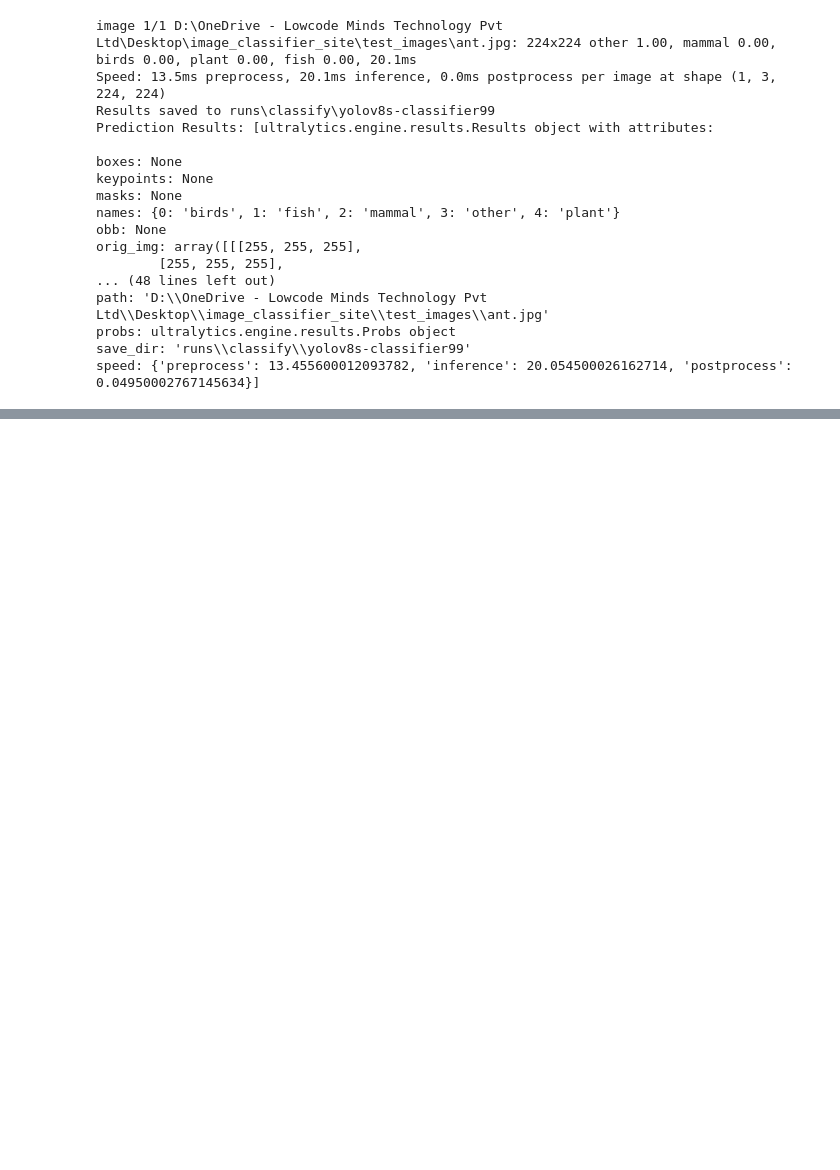
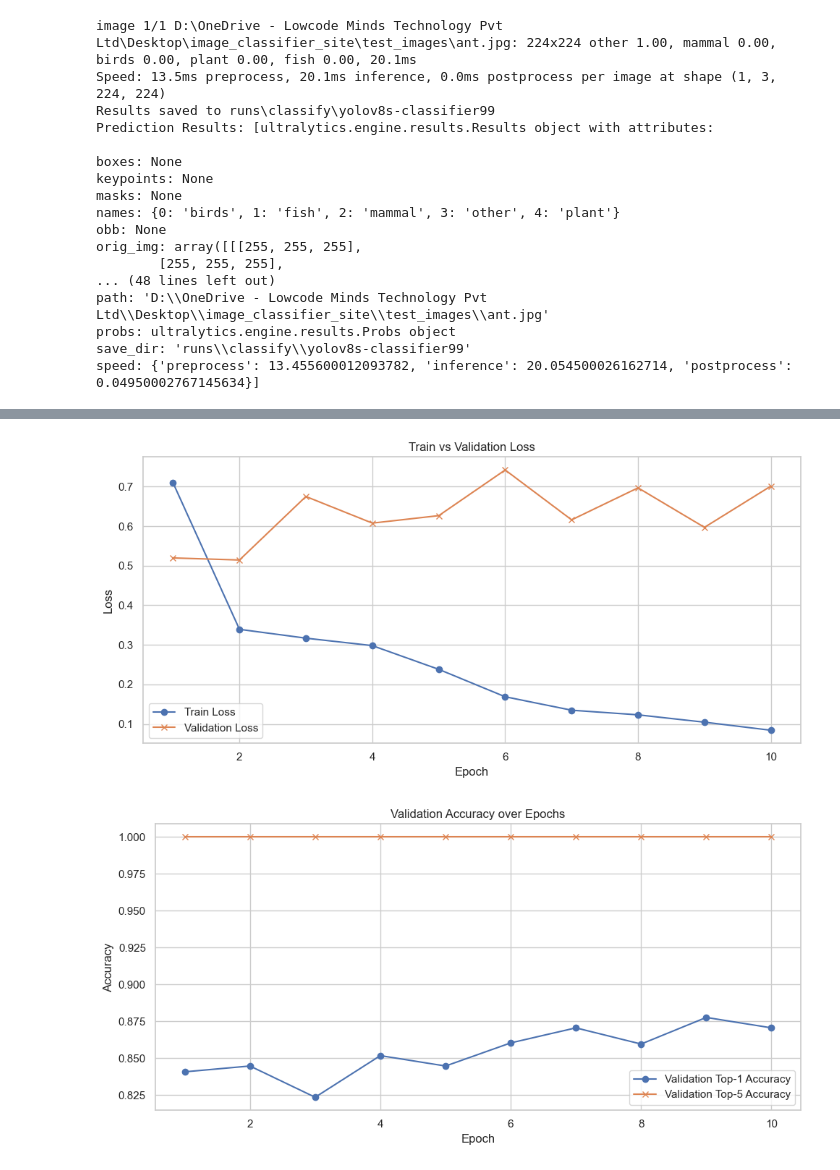
Before and after one commit to KavishaNilmani/Image_Classification, a Jupyter notebook: yolov8_model.ipynb, the cells around one changed output, grey strips where cells are left out. Cells and saved outputs as stored; diff of their text form; code cells hidden in the pictures; blank space fills up the shorter version.

```diff
--- a/yolov8_model.ipynb
+++ b/yolov8_model.ipynb
@@ -258,0 +287,31 @@ speed: {'preprocess': 13.455600012093782, 'inference': 20.054500026162714, 'post
+# %%
+# Use seaborn style
+sns.set(style="whitegrid")
+
+# Load YOLOv8 training logs
+df = pd.read_csv("runs/classify/yolov8s-classifier9/results.csv")
+
+# --- LOSS PLOT: Train vs Val ---
+plt.figure(figsize=(10, 5))
+plt.plot(df['epoch'], df['train/loss'], label='Train Loss', marker='o')
+plt.plot(df['epoch'], df['val/loss'], label='Validation Loss', marker='x')
+plt.xlabel('Epoch')
+plt.ylabel('Loss')
+plt.title('Train vs Validation Loss')
+plt.legend()
+plt.tight_layout()
+plt.show(block=True)
+
+# --- ACCURACY PLOT: Val Top-1 vs Top-5 ---
+plt.figure(figsize=(10, 5))
+plt.plot(df['epoch'], df['metrics/accuracy_top1'], label='Validation Top-1 Accuracy', marker='o')
+plt.plot(df['epoch'], df['metrics/accuracy_top5'], label='Validation Top-5 Accuracy', marker='x')
+plt.xlabel('Epoch')
+plt.ylabel('Accuracy')
+plt.title('Validation Accuracy over Epochs')
+plt.legend()
+plt.tight_layout()
+plt.show(block=True)
+# %% [output]
+[figure, added]
+[figure, added]
```
Also changed, not shown: parts of 3 cells of this notebook, 1 other file.
